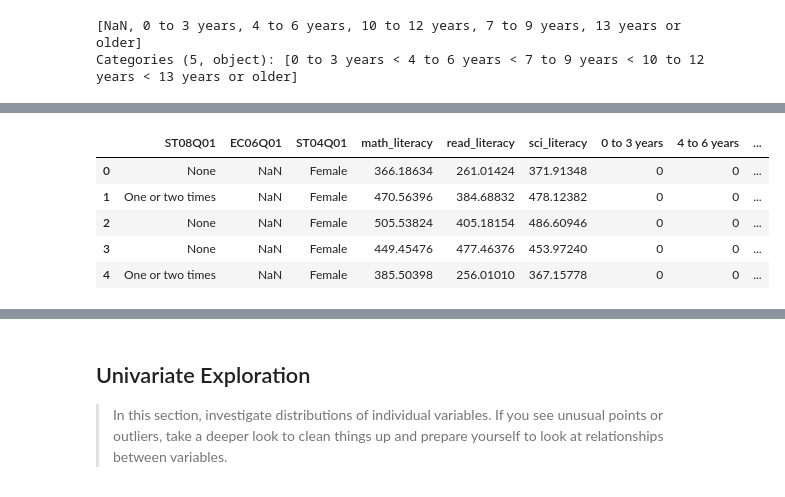
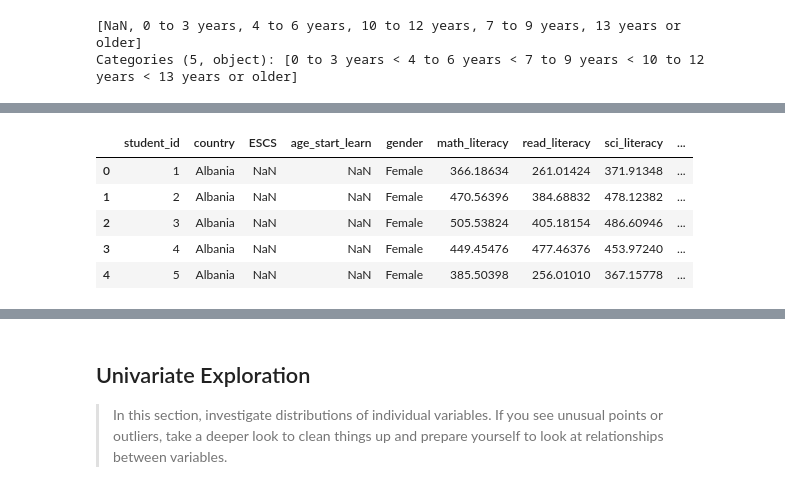
Before and after one commit to kennethn/data-analyst-nanodegree, a Jupyter notebook: 5_Communicate_Data_Findings/PISA_Data_Exploration.ipynb, the cells around one changed output, grey strips where cells are left out. Saved outputs shown, nothing was run; the diff lists cells and outputs as text; code cells hidden in the pictures.

Commit message:
Organizing the cleaning process

```diff
--- a/5_Communicate_Data_Findings/PISA_Data_Exploration.ipynb
+++ b/5_Communicate_Data_Findings/PISA_Data_Exploration.ipynb
@@ -314,4 +193,5 @@ Categories (5, object): [0 to 3 years < 4 to 6 years < 7 to 9 years < 10 to 12 y
 # %%
-df_new = df_clean[[
-    'ST08Q01', 'EC06Q01', 'ST04Q01', 'math_literacy', 'read_literacy', 'sci_literacy'
+df_clean = df_clean[[
+    'STIDSTD', 'NC', 'ESCS', 'EC06Q01', 'ST04Q01', 'math_literacy', 'read_literacy',
+    'sci_literacy', 'civil_liberties', 'political_rights', 'freedom_status'
 ]]
@@ -330,9 +198,17 @@ df_new = df_new.join(rpt_dummies)
+# %%
+df_clean.rename(columns={
+    'STIDSTD': 'student_id',
+    'NC': 'country',
+    'EC06Q01': 'age_start_learn',
+    'ST04Q01': 'gender'
+},
+              inplace=True)
 # %%
-df_new.head()
+df_clean.head()
 # %% [output]
-|  | ST08Q01 | EC06Q01 | ST04Q01 | math_literacy | read_literacy | sci_literacy | 0 to 3 years | 4 to 6 years | ... |
-| 0 | None | NaN | Female | 366.18634 | 261.01424 | 371.91348 | 0 | 0 | ... |
-| 1 | One or two times | NaN | Female | 470.56396 | 384.68832 | 478.12382 | 0 | 0 | ... |
-| 2 | None | NaN | Female | 505.53824 | 405.18154 | 486.60946 | 0 | 0 | ... |
-| 3 | None | NaN | Female | 449.45476 | 477.46376 | 453.97240 | 0 | 0 | ... |
-| 4 | One or two times | NaN | Female | 385.50398 | 256.01010 | 367.15778 | 0 | 0 | ... |
+|  | student_id | country | ESCS | age_start_learn | gender | math_literacy | read_literacy | sci_literacy | ... |
+| 0 | 1 | Albania | NaN | NaN | Female | 366.18634 | 261.01424 | 371.91348 | ... |
+| 1 | 2 | Albania | NaN | NaN | Female | 470.56396 | 384.68832 | 478.12382 | ... |
+| 2 | 3 | Albania | NaN | NaN | Female | 505.53824 | 405.18154 | 486.60946 | ... |
+| 3 | 4 | Albania | NaN | NaN | Female | 449.45476 | 477.46376 | 453.97240 | ... |
+| 4 | 5 | Albania | NaN | NaN | Female | 385.50398 | 256.01010 | 367.15778 | ... |
```
Also changed, not shown: parts of 76 cells of this notebook, 4 other files.
